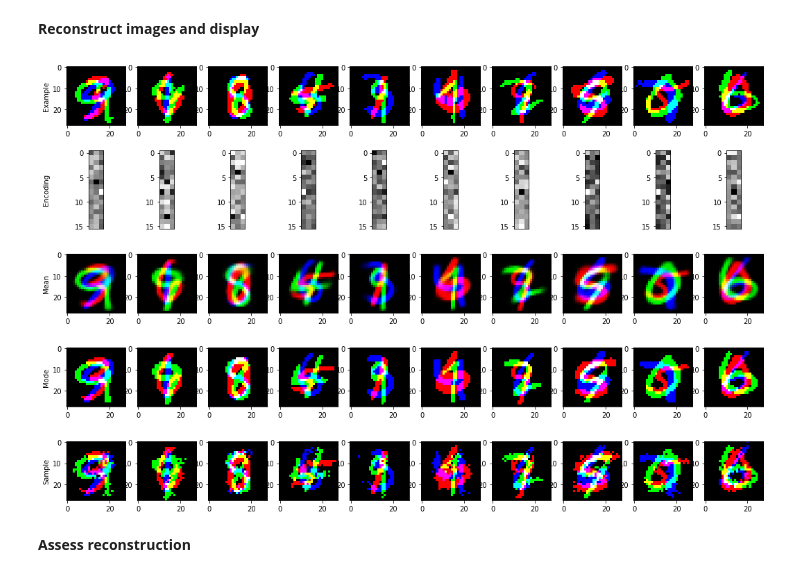
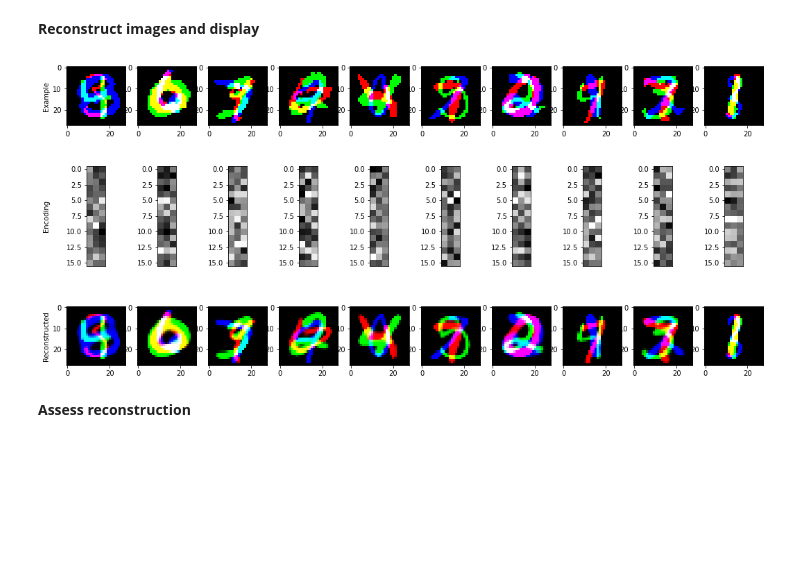
Before and after one commit to fredrvaa/Variational-Autoencoder, a Jupyter notebook: autoencoder_new.ipynb, the cells around one changed output. Cells and saved outputs as stored; diff of their text form; code cells hidden in the pictures; blank space fills up the shorter version.

```diff
--- a/autoencoder_new.ipynb
+++ b/autoencoder_new.ipynb
@@ -141,7 +138,7 @@ generated = autoencoder.decode(z)
 # Display some generated images
 n_display = 10
 idx = np.random.choice(z.shape[0], n_display, replace=False)
-fig, ax = plt.subplots(2, n_display, figsize=(15, 6))
+fig, ax = plt.subplots(2, n_display, figsize=(18, 8))
 for i, n in enumerate(idx):
     ax[0][i].imshow(z[n], cmap='gray')
     ax[0][i].set_xticks([])
@@ -174,7 +171,7 @@ missing_gen = StackedMNISTData(mode=DataMode.MONO_BINARY_MISSING)
 # Train autoencoder
 x_train_missing, y_train_missing = missing_gen.get_full_data_set(training=True)
 
-missing_autoencoder = VariationalAutoencoder(prior_distribution, encoding_dim, x_train_missing.shape[1:3], file_name="./models/variational_missing_autoencoder/autoencoder")
+missing_autoencoder = Autoencoder(encoding_dim, x_train_missing.shape[1:3], file_name="./models/missing_autoencoder/autoencoder")
 missing_autoencoder.summary()
 missing_autoencoder.train(x_train_missing, epochs=epochs, batch_size=batch_size, force_relearn=force_relearn)
 # %% [output]
@@ -241,20 +270,20 @@ reconstructed = color_autoencoder(x_test_color)
 # %%
 # Display some reconstructions
 n_display = 10
 idx = np.random.choice(x_test_color.shape[0], n_display, replace=False)
-fig, ax = plt.subplots(5, n_display, figsize=(18, 12))
+fig, ax = plt.subplots(3, n_display, figsize=(18, 9))
 for i, n in enumerate(idx):
     ax[0][i].imshow(x_test_color[n] * 255)
     ax[1][i].imshow(encoded[n], cmap='gray')
     ax[1][i].set_xticks([])
     ax[2][i].imshow(reconstructed[n])
 ax[0][0].set_ylabel('Example')
 ax[1][0].set_ylabel('Encoding')
 ax[2][0].set_ylabel('Reconstructed')
 fig.align_ylabels()
 plt.show()
 # %% [output]
-[figure, old version]
+[figure, new version]
 # %% [markdown]
 **Assess reconstruction**
 # %%
```
Also changed, not shown: parts of 21 cells of this notebook, 2 other files.
